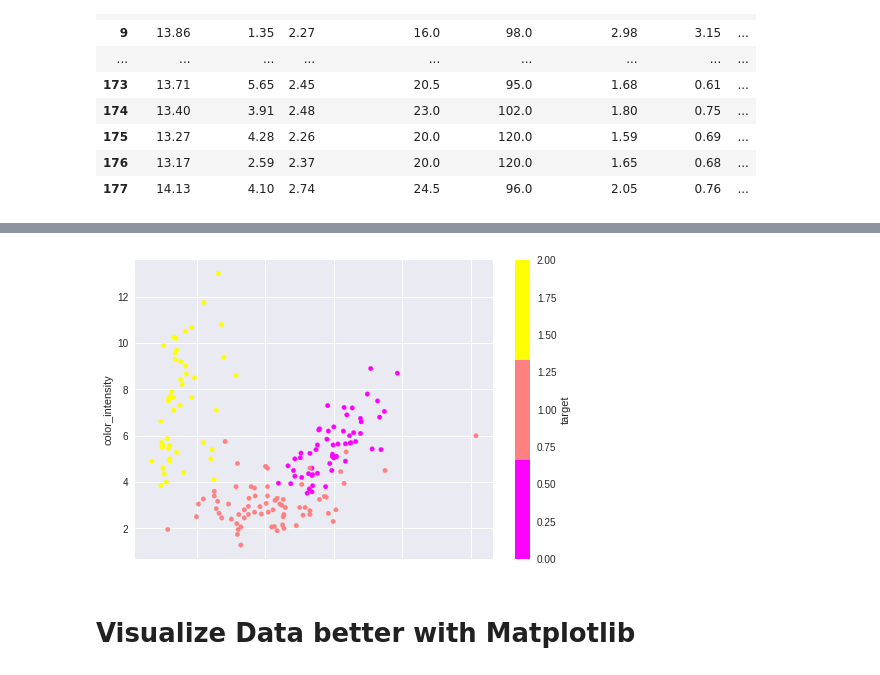
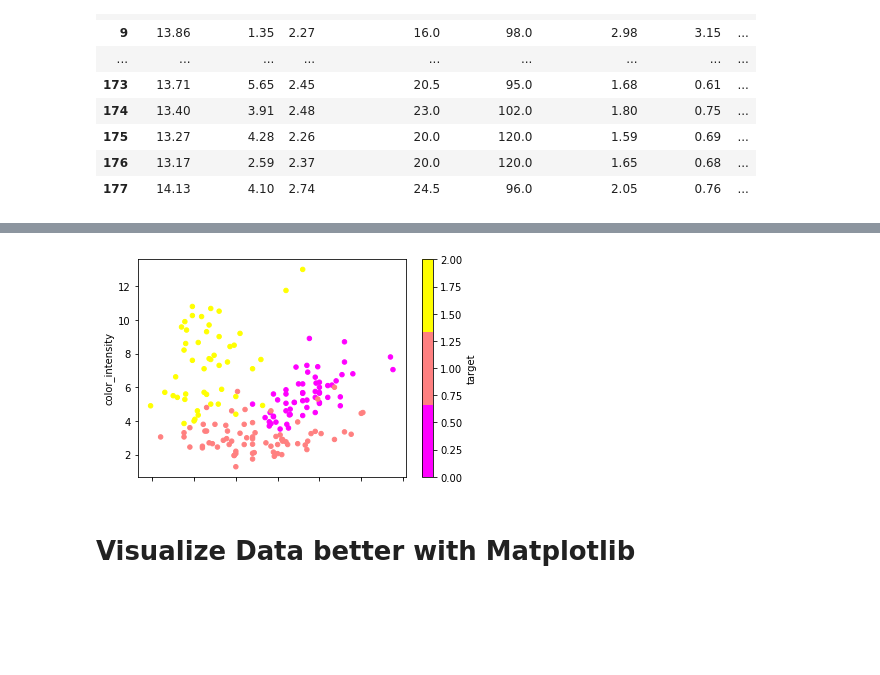
Before and after one commit to sagecodes/intro-data-science, a Jupyter notebook: intro_to_data_science_with_python.ipynb, the cells around one changed output, grey strips where cells are left out. Cells and saved outputs as stored; diff of their text form; code cells hidden in the pictures; blank space fills up the shorter version.

```diff
--- a/intro_to_data_science_with_python.ipynb
+++ b/intro_to_data_science_with_python.ipynb
@@ -188,11 +307,11 @@ betterwinedf
 # %%
 betterwinedf.plot(kind='scatter',
-              x = 'flavanoids',
+              x = 'total_phenols',
               y = 'color_intensity',
               c='target',
               cmap=plt.cm.get_cmap('spring',3));
 # %% [output]
-[figure, old version]
+[figure, new version]
 # %% [markdown]
 # Visualize Data better with Matplotlib
 # %% [markdown]
```
Also changed, not shown: parts of 22 cells of this notebook, 1 other file.
